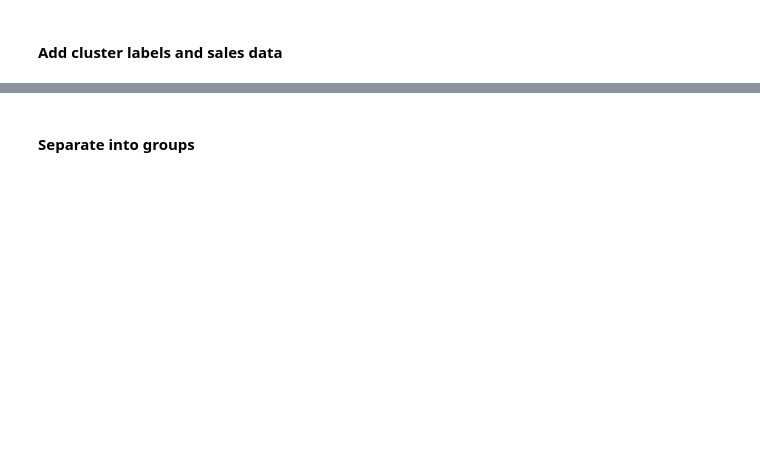
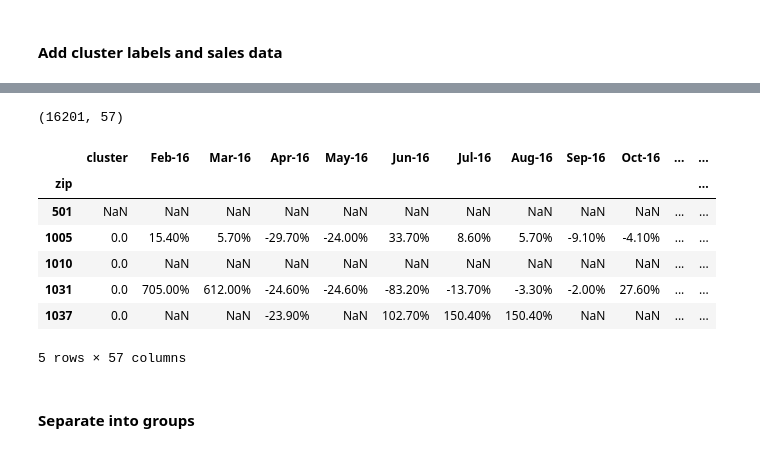
Before and after one commit to joshuajnoble/w207_group_project, a Jupyter notebook: Clustering_eb.ipynb, the cells around one changed output, grey strips where cells are left out. Saved outputs shown, nothing was run; the diff lists cells and outputs as text; code cells hidden in the pictures; blank space fills up the shorter version.

Commit message:
only use the "clust0" as the example
I didn't make my changes in all of the other versions

```diff
--- a/Clustering_eb.ipynb
+++ b/Clustering_eb.ipynb
@@ -54,11 +65,8 @@ print (clstrs.labels_)
 #add the column for clusters
 demo['cluster'] = clstrs.labels_
 print(demo.shape)
-
-
-#join the sales data
-data = demo.set_index('zip').join(sales.set_index('zip'))
-
-print(data.shape)
+clusters = pd.DataFrame(demo[['zip','cluster']])
+print(clusters.shape)
+clusters.head()
 # %% [output]
 (33120, 2152)
@@ -66,2 +80,18 @@ print(data.shape)
+# %%
+#join the sales data (has less zip codes, so right join)
+data = clusters.set_index('zip').join(sales.set_index('zip'), how ='right')
+
+print(data.shape)
+data.head()
+# %% [output]
+(16201, 57)
+|  | cluster | Feb-16 | Mar-16 | Apr-16 | May-16 | Jun-16 | Jul-16 | Aug-16 | Sep-16 | Oct-16 | ... | ... |
+| zip |  |  |  |  |  |  |  |  |  |  |  | ... |
+| 501 | NaN | NaN | NaN | NaN | NaN | NaN | NaN | NaN | NaN | NaN | ... | ... |
+| 1005 | 0.0 | 15.40% | 5.70% | -29.70% | -24.00% | 33.70% | 8.60% | 5.70% | -9.10% | -4.10% | ... | ... |
+| 1010 | 0.0 | NaN | NaN | NaN | NaN | NaN | NaN | NaN | NaN | NaN | ... | ... |
+| 1031 | 0.0 | 705.00% | 612.00% | -24.60% | -24.60% | -83.20% | -13.70% | -3.30% | -2.00% | 27.60% | ... | ... |
+| 1037 | 0.0 | NaN | NaN | -23.90% | NaN | 102.70% | 150.40% | 150.40% | NaN | NaN | ... | ... |
+5 rows × 57 columns
 # %% [markdown]
 #### Separate into groups
```
Also changed, not shown: parts of 8 cells of this notebook.
